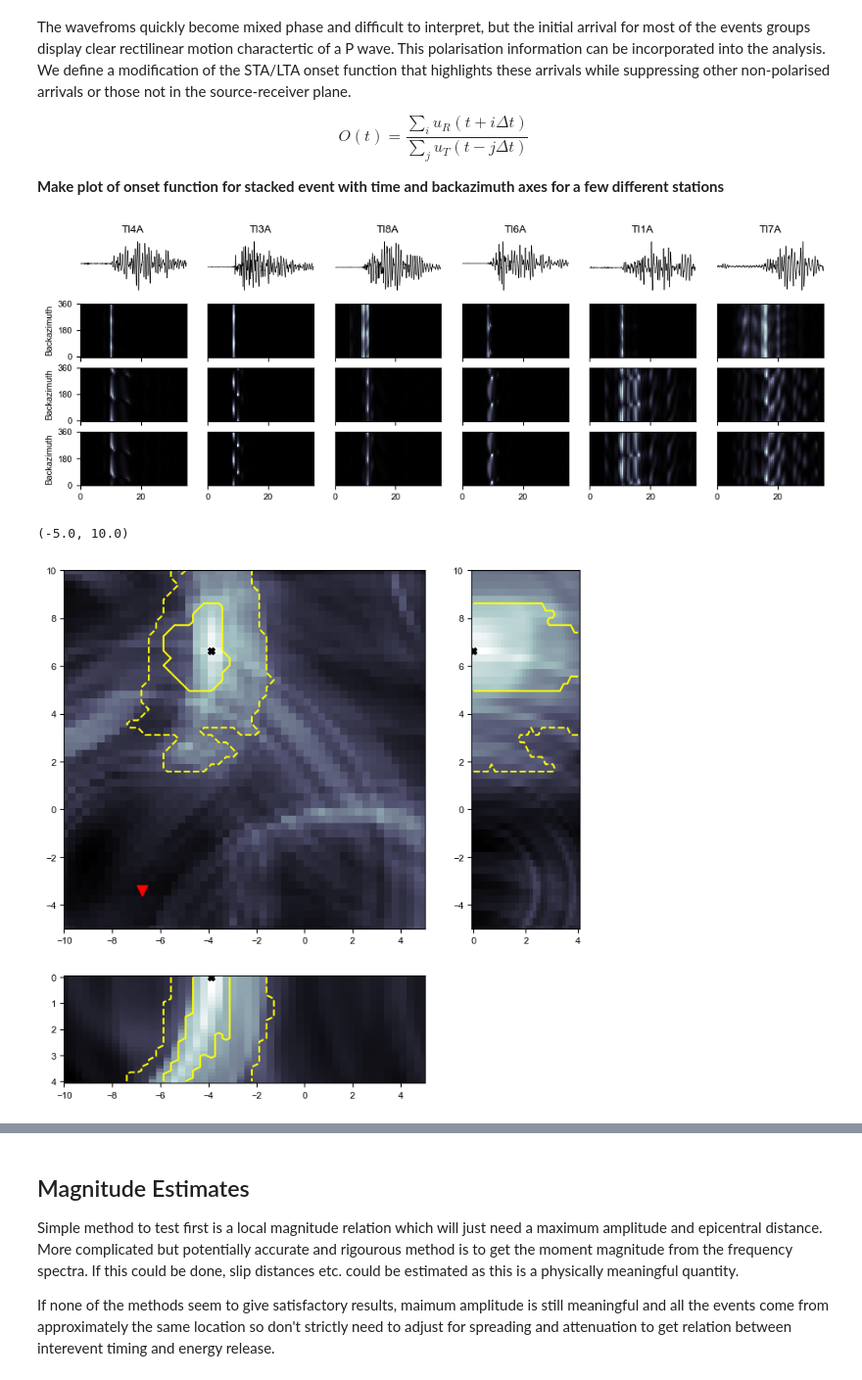
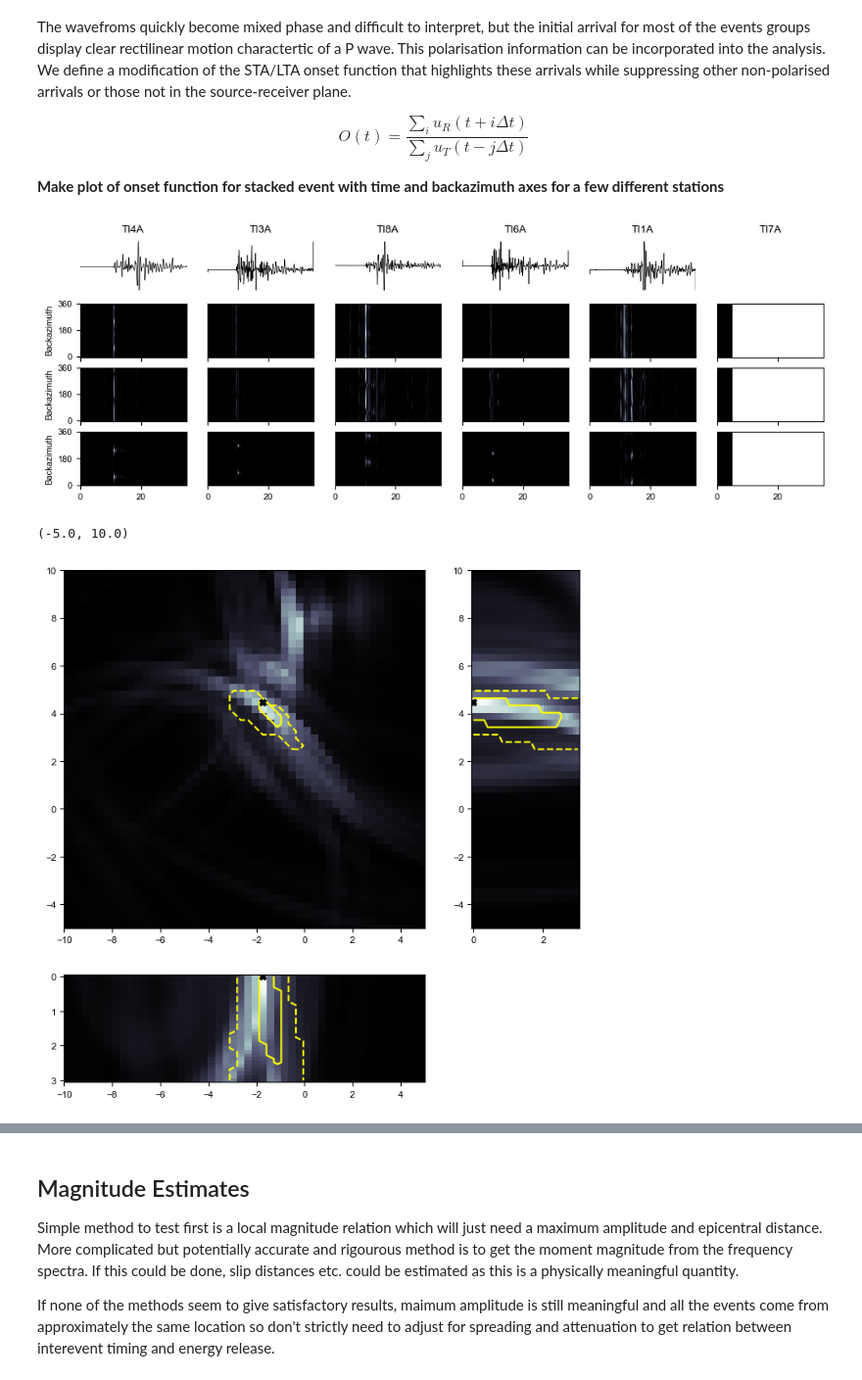
Before and after one commit to JMagyar15/totten-analysis, a Jupyter notebook: Totten Icequakes.ipynb, the cells around one changed output, grey strips where cells are left out. Shown at 98% size. Drawn from its saved outputs; the diff is of its cells as text; code cells hidden in the pictures.

```diff
--- a/Totten Icequakes.ipynb
+++ b/Totten Icequakes.ipynb
@@ -1515,16 +1512,16 @@ for cluster_num in groups.keys():
     stacked_streams[cluster_num] = read(os.path.join(path,'stacked_waveforms','stacked_waveforms_cluster_'+str(cluster_num) + '.mseed'))
 
 df = 500
-pol_win = 0.2 #s
-freq_smooth = 30
-g = 10
-sta = 1
+pol_win = 1.0 #s
+freq_smooth = 20
+g = 8
+sta = 0.2
 lta = 5
 
-cluster_num = 39
+cluster_num = 43
 # %%
 stream = stacked_streams[cluster_num].select(station='TI?A')
-stream = stream.filter('bandpass',freqmin=1,freqmax=5)
+stream = stream.filter('bandpass',freqmin=1,freqmax=10)
 
 #P_streams, S_streams = SimpleStreamModulation(stream,2.0,0.95)
 
@@ -1569,7 +1566,7 @@ for i, baz in enumerate(baz_grid):
     for j in range(6):
         vertical_onset[i,:,j] = sa.Onset_Function(Z[:,j],R[:,j],T[:,j],int(sta*df),int(lta*df),mode='P')
         radial_onset[i,:,j] = sa.Onset_Function(Z[:,j],R[:,j],T[:,j],int(sta*df),int(lta*df),mode='radial_self')
-        transverse_onset[i,:,j] = sa.Onset_Function(Z[:,j],R[:,j],T[:,j],int(sta*df),int(lta*df),mode='transverse_self')
+        transverse_onset[i,:,j] = sa.Onset_Function(Z[:,j],R[:,j],T[:,j],int(sta*df),int(lta*df),mode='radial_transverse')
 
         #radial = Trace(data=R[:,j],header={'sampling_rate':500})
         #z_onset[i,:,j] = z_detect(R[:,j],25)
@@ -1597,15 +1594,15 @@ for i in range(6):
 
 fig.savefig(os.path.join(p_path,'example_onset.png'),bbox_inches='tight',dpi=400)
 # %% [output]
-[figure, old version]
+[figure, new version]
 # %%
 #do the calculation in the notebook at low resolution to check results quickly until I have settled on parameters...
 
 east_grid = np.linspace(-10,5,50)
 north_grid = np.linspace(-5,10,50)
-depth_grid = np.linspace(0,4,30)
+depth_grid = np.linspace(0,3,30)
 
-x, y, z, t, coal, sta_xy, centre = sa.CoalescenceSurface(east_grid,north_grid,depth_grid,stream,inv,sta=sta,lta=lta,normalise=True,modulate=True,g=g,smooth=freq_smooth,mod_win=pol_win,mod_overlap=0.95)
+x, y, z, t, coal, sta_xy, centre = sa.CoalescenceSurface(east_grid,north_grid,depth_grid,stream,inv,sta=sta,lta=lta,normalise=False,modulate=True,g=g,smooth=freq_smooth,mod_win=pol_win,mod_overlap=0.95,p_detect='radial_transverse',s_detect=None)
 # %%
 fit, uncertainties, centres = sa.UncertaintyQuantBackM(x,y,z,t,inv.select(station='TI?A'),coal,time_slice=True)
 sta_xy, centre = sa.CartesianStations(inv.select(station='TI?A'))
@@ -1631,35 +1628,35 @@ masks = {0.5:sa.ConnectedCoalescenceMask(coal_slice,thresh=0.5),0.75:sa.Connecte
 #ez_ax.pcolormesh(x,z,np.sum(coal_slice,axis=1).T,cmap='bone')
 
 ne_ax.pcolormesh(x,y,coal_slice[:,:,z_ind].T,cmap='bone')
 nz_ax.pcolormesh(z,y,coal_slice[x_ind,:,:],cmap='bone')
 ez_ax.pcolormesh(x,z,coal_slice[:,y_ind,:].T,cmap='bone')
 
 ne_ax.contour(x,y,masks[0.75].any(axis=2).T,colors='yellow')
 ne_ax.contour(x,y,masks[0.5].any(axis=2).T,linestyles='--',colors='yellow')
 
 nz_ax.contour(z,y,masks[0.75].any(axis=0),colors='yellow')
 nz_ax.contour(z,y,masks[0.5].any(axis=0),linestyles='--',colors='yellow')
 
 ez_ax.contour(x,z,masks[0.75].any(axis=1).T,colors='yellow')
 ez_ax.contour(x,z,masks[0.5].any(axis=1).T,linestyles='--',colors='yellow')
 
 x_fit, y_fit, z_fit, t_fit, _ = fit
 ne_ax.plot(x_fit,y_fit,marker='X',color='black')
 nz_ax.plot(z_fit,y_fit,marker='X',color='black')
 ez_ax.plot(x_fit,z_fit,marker='X',color='black')
 
-ne_ax.scatter(sta_xy[:,0],sta_xy[:,1],c='red',marker='v',s=80)
+#ne_ax.scatter(sta_xy[:,0],sta_xy[:,1],c='red',marker='v',s=80)
 ne_ax.set_xlim(-10,5)
 ne_ax.set_ylim(-5,10)
 
 ez_ax.invert_yaxis()
 ez_ax.set_xlim(-10,5)
 nz_ax.set_ylim(-5,10)
 
 #fig.savefig(os.path.join(p_path,'example_coalescence.pdf'),bbox_inches='tight')
 # %% [output]
 (-5.0, 10.0)
-[figure, old version]
+[figure, new version]
 # %%
 #load in a coalescence surface or two...
 
```
Also changed, not shown: parts of 18 cells of this notebook, 3 other files.
